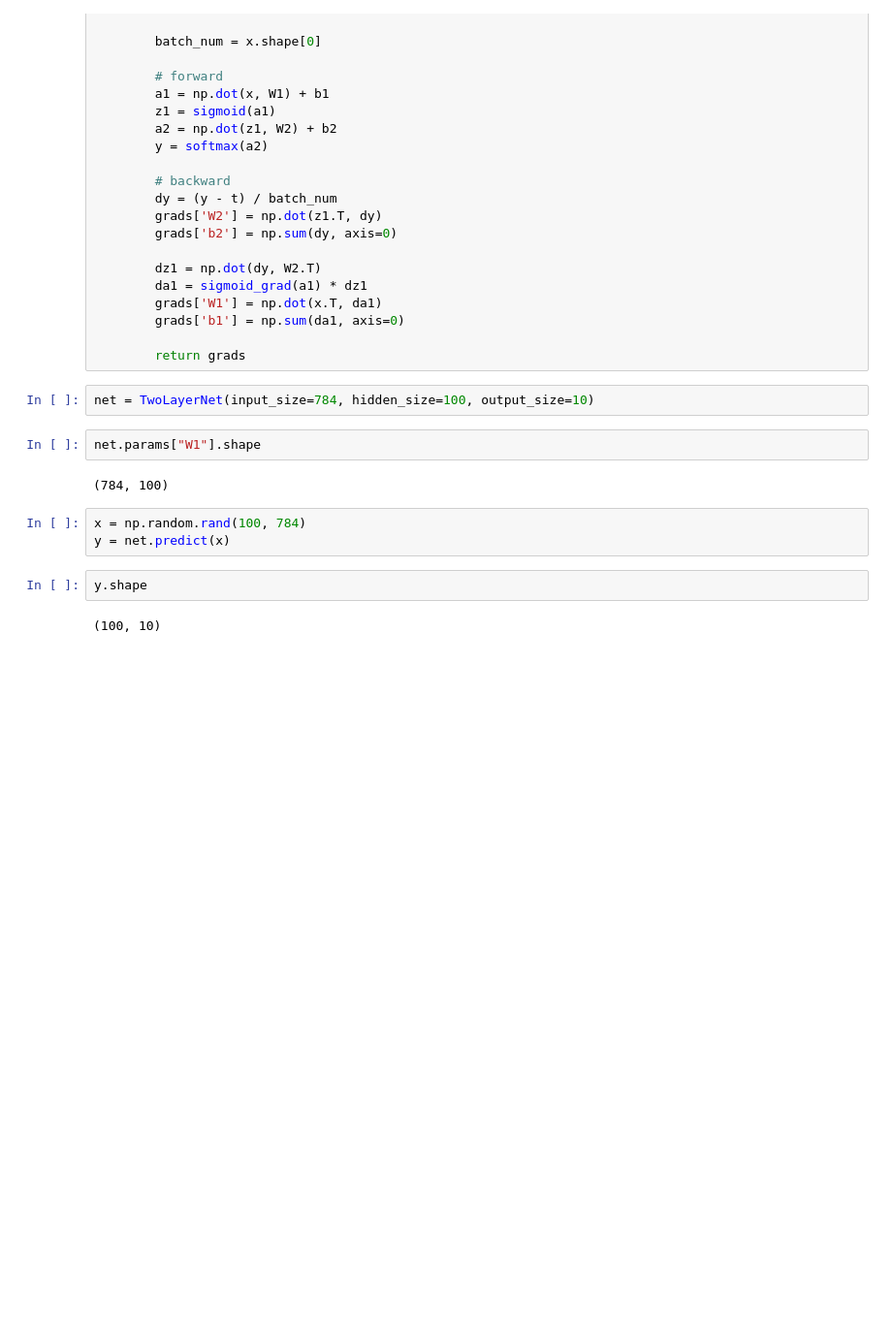
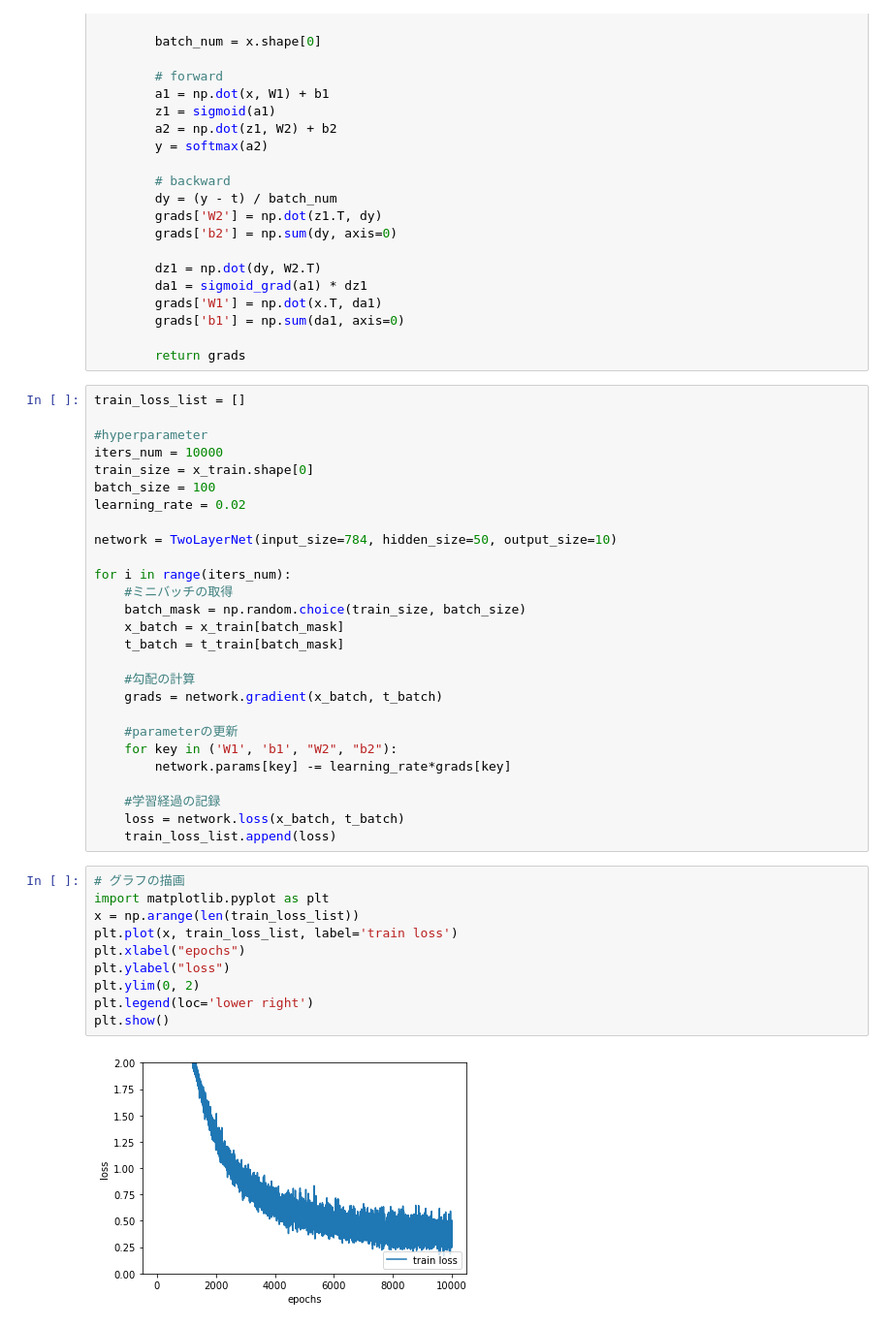
Before and after one commit to ShinAnase/ZERO_DeepLearning, a Jupyter notebook: Vol4.ipynb, the cells around one changed output. Shown at 97% size. Cells and saved outputs as stored; diff of their text form; blank space fills up the shorter version.

```diff
--- a/Vol4.ipynb
+++ b/Vol4.ipynb
@@ -370,16 +370,42 @@ class TwoLayerNet:
         grads['b1'] = np.sum(da1, axis=0)
 
         return grads
-# %%
-net = TwoLayerNet(input_size=784, hidden_size=100, output_size=10)
-# %%
-net.params["W1"].shape
-# %% [output]
-(784, 100)
-# %%
-x = np.random.rand(100, 784)
-y = net.predict(x)
-# %%
-y.shape
-# %% [output]
-(100, 10)
+# %%
+train_loss_list = []
+
+#hyperparameter
+iters_num = 10000
+train_size = x_train.shape[0]
+batch_size = 100
+learning_rate = 0.02
+
+network = TwoLayerNet(input_size=784, hidden_size=50, output_size=10)
+
+for i in range(iters_num):
+    #ミニバッチの取得
+    batch_mask = np.random.choice(train_size, batch_size)
+    x_batch = x_train[batch_mask]
+    t_batch = t_train[batch_mask]
+
+    #勾配の計算
+    grads = network.gradient(x_batch, t_batch)
+
+    #parameterの更新
+    for key in ('W1', 'b1', "W2", "b2"):
+        network.params[key] -= learning_rate*grads[key]
+
+    #学習経過の記録
+    loss = network.loss(x_batch, t_batch)
+    train_loss_list.append(loss)
+# %%
+# グラフの描画
+import matplotlib.pyplot as plt
+x = np.arange(len(train_loss_list))
+plt.plot(x, train_loss_list, label='train loss')
+plt.xlabel("epochs")
+plt.ylabel("loss")
+plt.ylim(0, 2)
+plt.legend(loc='lower right')
+plt.show()
+# %% [output]
+[figure, added]
```
Also changed, not shown: parts of 4 cells of this notebook.
